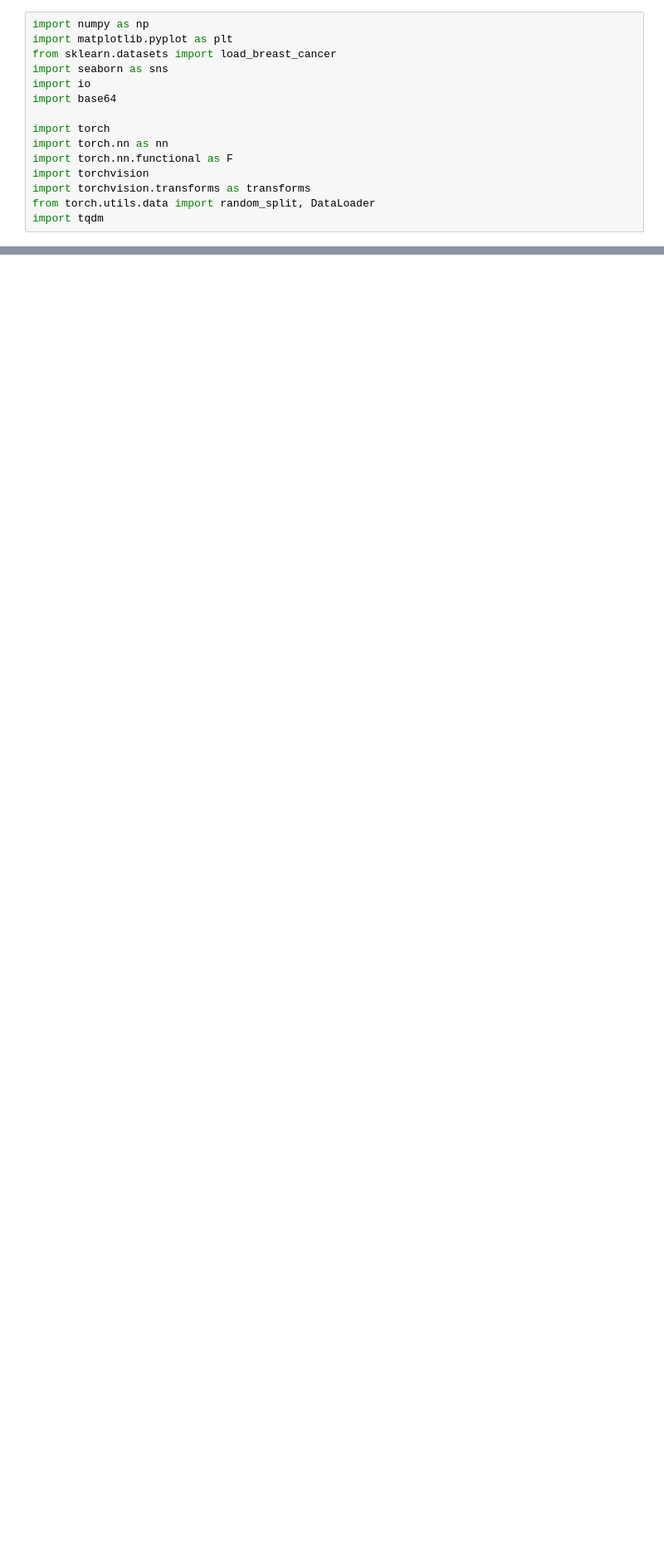
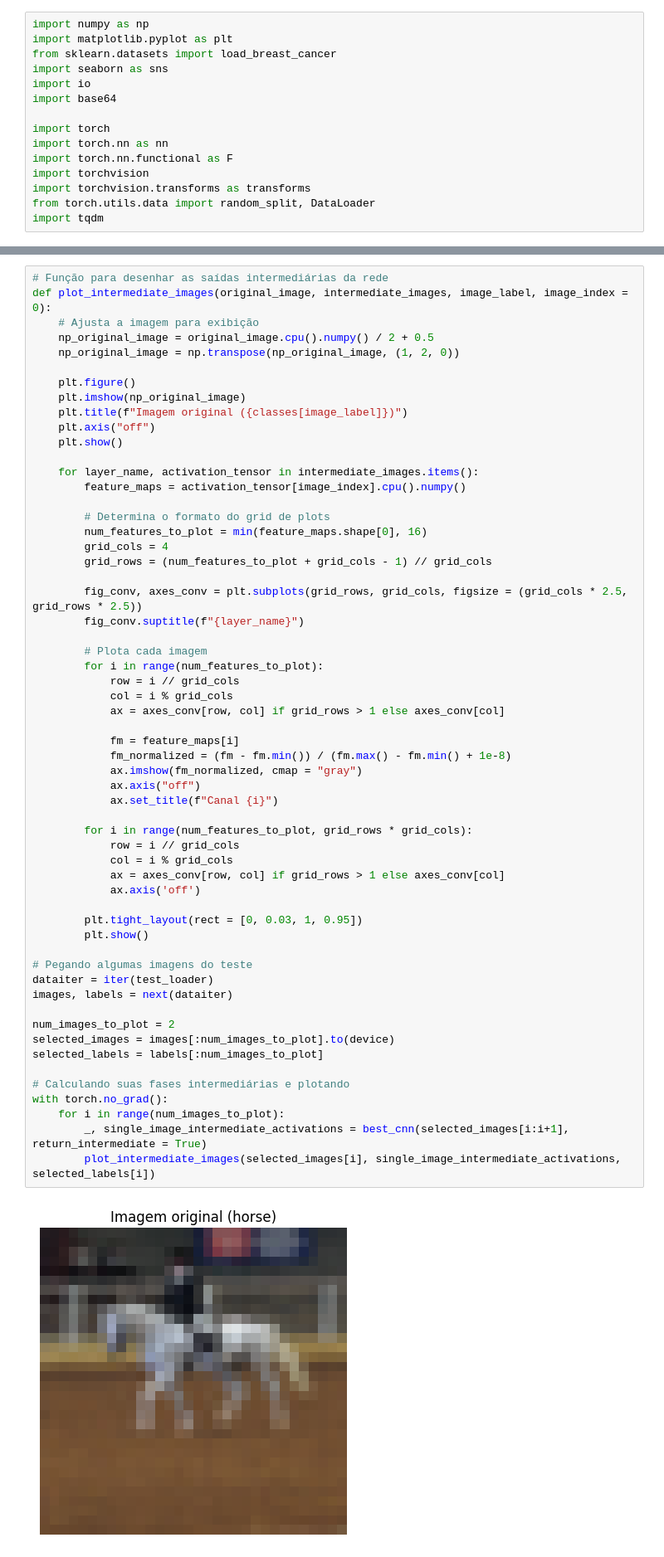
Before and after one commit to PedroPHC25/Machine-Learning, a Jupyter notebook: Ex02.ipynb, the cells around one changed output, grey strips where cells are left out. Shown at 83% size. Cells and saved outputs as stored; diff of their text form; blank space fills up the shorter version.

```diff
--- a/Ex02.ipynb
+++ b/Ex02.ipynb
@@ -454,0 +599,60 @@ KeyboardInterrupt:
+# %%
+# Função para desenhar as saídas intermediárias da rede
+def plot_intermediate_images(original_image, intermediate_images, image_label, image_index = 0):
+    # Ajusta a imagem para exibição
+    np_original_image = original_image.cpu().numpy() / 2 + 0.5
+    np_original_image = np.transpose(np_original_image, (1, 2, 0))
+
+    plt.figure()
+    plt.imshow(np_original_image)
+    plt.title(f"Imagem original ({classes[image_label]})")
+    plt.axis("off")
+    plt.show()
+
+    for layer_name, activation_tensor in intermediate_images.items():
+        feature_maps = activation_tensor[image_index].cpu().numpy()
+
+        # Determina o formato do grid de plots
+        num_features_to_plot = min(feature_maps.shape[0], 16)
+        grid_cols = 4
+        grid_rows = (num_features_to_plot + grid_cols - 1) // grid_cols
+
+        fig_conv, axes_conv = plt.subplots(grid_rows, grid_cols, figsize = (grid_cols * 2.5, grid_rows * 2.5))
+        fig_conv.suptitle(f"{layer_name}")
+
+        # Plota cada imagem
+        for i in range(num_features_to_plot):
+            row = i // grid_cols
+            col = i % grid_cols
+            ax = axes_conv[row, col] if grid_rows > 1 else axes_conv[col]
+
+            fm = feature_maps[i]
+            fm_normalized = (fm - fm.min()) / (fm.max() - fm.min() + 1e-8)
+            ax.imshow(fm_normalized, cmap = "gray")
+            ax.axis("off")
+            ax.set_title(f"Canal {i}")
+
+        for i in range(num_features_to_plot, grid_rows * grid_cols):
+            row = i // grid_cols
+            col = i % grid_cols
+            ax = axes_conv[row, col] if grid_rows > 1 else axes_conv[col]
+            ax.axis('off')
+
+        plt.tight_layout(rect = [0, 0.03, 1, 0.95])
+        plt.show()
+
+# Pegando algumas imagens do teste
+dataiter = iter(test_loader)
+images, labels = next(dataiter)
+
+num_images_to_plot = 2
+selected_images = images[:num_images_to_plot].to(device)
+selected_labels = labels[:num_images_to_plot]
+
+# Calculando suas fases intermediárias e plotando
+with torch.no_grad():
+    for i in range(num_images_to_plot):
+        _, single_image_intermediate_activations = best_cnn(selected_images[i:i+1], return_intermediate = True)
+        plot_intermediate_images(selected_images[i], single_image_intermediate_activations, selected_labels[i])
+# %% [output]
+[figure, added]
```
Also changed, not shown: parts of 6 cells of this notebook, 2 other files.
